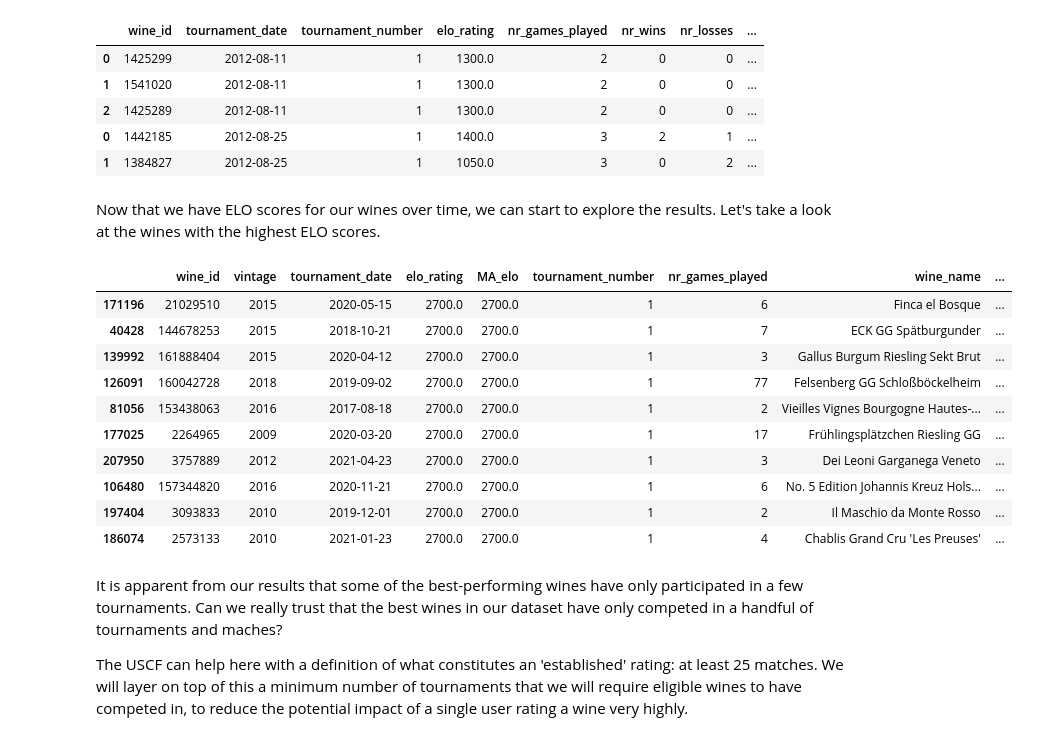
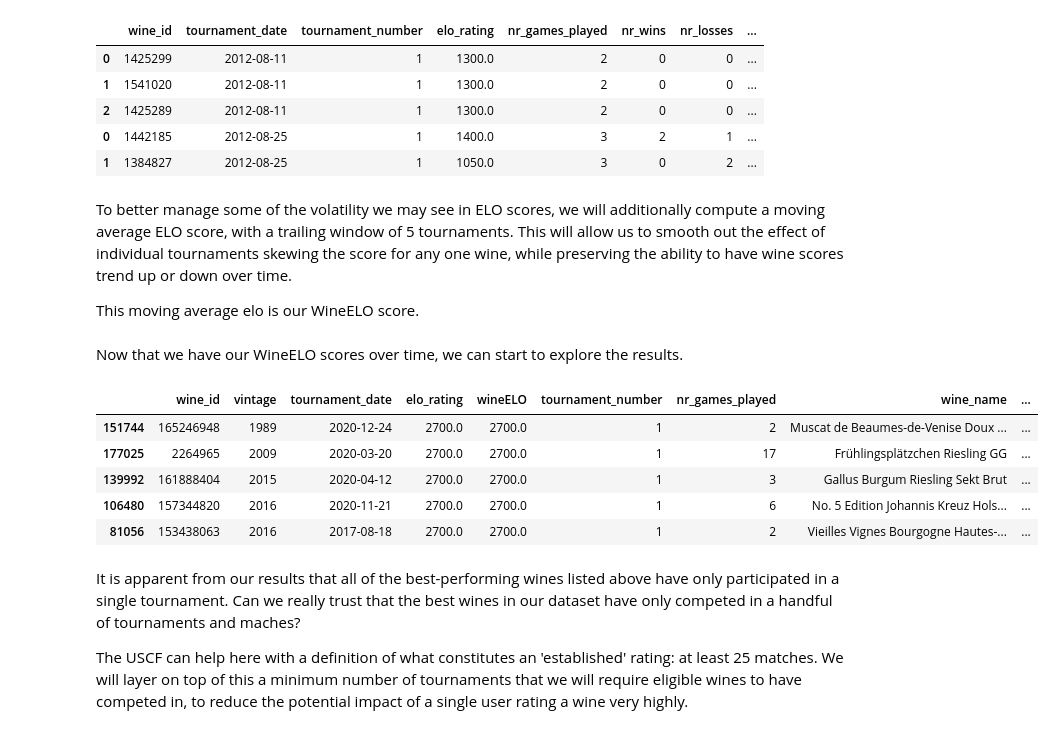
Before and after one commit to RoaldSchuring/WineELO, a Jupyter notebook: wine_elo.ipynb, the cells around one changed output. Saved outputs shown, nothing was run; the diff lists cells and outputs as text; code cells hidden in the pictures.

```diff
--- a/wine_elo.ipynb
+++ b/wine_elo.ipynb
@@ -196,32 +168,31 @@ all_results.head()
 | 2 | 1425289 | 2012-08-11 | 1 | 1300.0 | 2 | 0 | 0 | ... |
 | 0 | 1442185 | 2012-08-25 | 1 | 1400.0 | 3 | 2 | 1 | ... |
 | 1 | 1384827 | 2012-08-25 | 1 | 1050.0 | 3 | 0 | 2 | ... |
+# %% [markdown]
+To better manage some of the volatility we may see in ELO scores, we will additionally compute a moving average ELO score, with a trailing window of 5 tournaments. This will allow us to smooth out the effect of individual tournaments skewing the score for any one wine, while preserving the ability to have wine scores trend up or down over time.
+
+This moving average elo is our WineELO score.
 # %%
-all_results['MA_elo'] = all_results.groupby('wine_id')['elo_rating'].transform(lambda x: x.rolling(5, 1).mean())
+all_results['wineELO'] = all_results.groupby('wine_id')['elo_rating'].transform(lambda x: x.rolling(5, 1).mean())
 # %% [markdown]
-Now that we have ELO scores for our wines over time, we can start to explore the results. Let's take a look at the wines with the highest ELO scores.
+Now that we have our WineELO scores over time, we can start to explore the results.
 # %%
 results_grouped = all_results.groupby('wine_id').agg({'tournament_date': 'max', 'nr_games_played': 'sum', 'nr_wins': 'sum', 'nr_draws': 'sum', 'nr_losses': 'sum', 'tournament_number': 'max'}).reset_index()
-results_grouped = pd.merge(results_grouped, all_results[['wine_id', 'tournament_date', 'elo_rating', 'MA_elo']], how='left', on=['wine_id', 'tournament_date']).drop_duplicates(subset=['wine_id'])
+results_grouped = pd.merge(results_grouped, all_results[['wine_id', 'tournament_date', 'elo_rating', 'wineELO']], how='left', on=['wine_id', 'tournament_date']).drop_duplicates(subset=['wine_id'])
 
 results_grouped = pd.merge(results_grouped, wine_metadata, left_on='wine_id', right_index=True).drop_duplicates(subset=['wine_id'])
-results_grouped = results_grouped[['wine_id', 'vintage', 'tournament_date', 'elo_rating', 'MA_elo', 'tournament_number', 'nr_games_played', 'wine_name', 'producer', 'region_name', 'country_name']]
+results_grouped = results_grouped[['wine_id', 'vintage', 'tournament_date', 'elo_rating', 'wineELO', 'tournament_number', 'nr_games_played', 'wine_name', 'producer', 'region_name', 'country_name']]
 
-results_grouped.sort_values(by=['elo_rating'], ascending=False).head(10)
+results_grouped.sort_values(by=['wineELO'], ascending=False).head(5)
 # %% [output]
-|  | wine_id | vintage | tournament_date | elo_rating | MA_elo | tournament_number | nr_games_played | wine_name | ... |
-| 171196 | 21029510 | 2015 | 2020-05-15 | 2700.0 | 2700.0 | 1 | 6 | Finca el Bosque | ... |
-| 40428 | 144678253 | 2015 | 2018-10-21 | 2700.0 | 2700.0 | 1 | 7 | ECK GG Spätburgunder | ... |
+|  | wine_id | vintage | tournament_date | elo_rating | wineELO | tournament_number | nr_games_played | wine_name | ... |
+| 151744 | 165246948 | 1989 | 2020-12-24 | 2700.0 | 2700.0 | 1 | 2 | Muscat de Beaumes-de-Venise Doux ... | ... |
+| 177025 | 2264965 | 2009 | 2020-03-20 | 2700.0 | 2700.0 | 1 | 17 | Frühlingsplätzchen Riesling GG | ... |
 | 139992 | 161888404 | 2015 | 2020-04-12 | 2700.0 | 2700.0 | 1 | 3 | Gallus Burgum Riesling Sekt Brut | ... |
-| 126091 | 160042728 | 2018 | 2019-09-02 | 2700.0 | 2700.0 | 1 | 77 | Felsenberg GG Schloßböckelheim | ... |
+| 106480 | 157344820 | 2016 | 2020-11-21 | 2700.0 | 2700.0 | 1 | 6 | No. 5 Edition Johannis Kreuz Hols... | ... |
 | 81056 | 153438063 | 2016 | 2017-08-18 | 2700.0 | 2700.0 | 1 | 2 | Vieilles Vignes Bourgogne Hautes-... | ... |
-| 177025 | 2264965 | 2009 | 2020-03-20 | 2700.0 | 2700.0 | 1 | 17 | Frühlingsplätzchen Riesling GG | ... |
-| 207950 | 3757889 | 2012 | 2021-04-23 | 2700.0 | 2700.0 | 1 | 3 | Dei Leoni Garganega Veneto | ... |
-| 106480 | 157344820 | 2016 | 2020-11-21 | 2700.0 | 2700.0 | 1 | 6 | No. 5 Edition Johannis Kreuz Hols... | ... |
-| 197404 | 3093833 | 2010 | 2019-12-01 | 2700.0 | 2700.0 | 1 | 2 | Il Maschio da Monte Rosso | ... |
-| 186074 | 2573133 | 2010 | 2021-01-23 | 2700.0 | 2700.0 | 1 | 4 | Chablis Grand Cru 'Les Preuses' | ... |
 # %% [markdown]
-It is apparent from our results that some of the best-performing wines have only participated in a few tournaments. Can we really trust that the best wines in our dataset have only competed in a handful of tournaments and maches?
+It is apparent from our results that all of the best-performing wines listed above have only participated in a single tournament. Can we really trust that the best wines in our dataset have only competed in a handful of tournaments and maches?
 
 The USCF can help here with a definition of what constitutes an 'established' rating: at least 25 matches. We will layer on top of this a minimum number of tournaments that we will require eligible wines to have competed in, to reduce the potential impact of a single user rating a wine very highly.
 # %%
```
Also changed, not shown: parts of 19 cells of this notebook.
